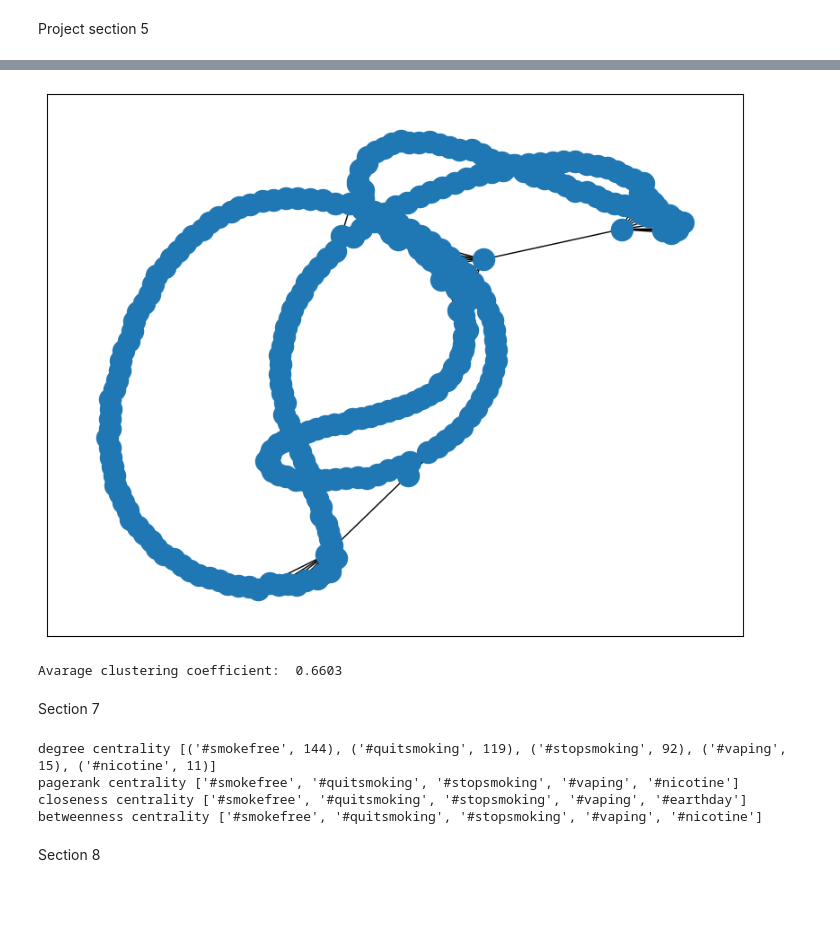
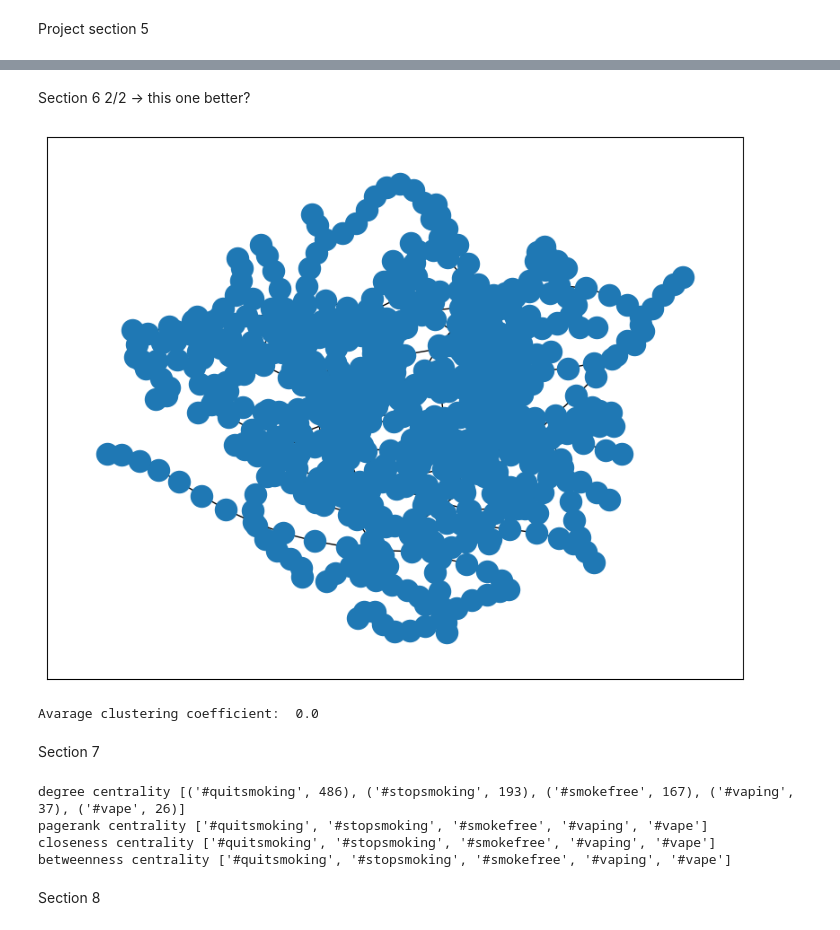
Before and after one commit to pahiz/sna-project, a Jupyter notebook: sosial_graph.ipynb, the cells around one changed output, grey strips where cells are left out. Drawn from its saved outputs; the diff is of its cells as text; code cells hidden in the pictures; blank space fills up the shorter version.

```diff
--- a/sosial_graph.ipynb
+++ b/sosial_graph.ipynb
@@ -12,7 +12,7 @@ def isNaN(num):
     return num != num
 # %%
 # read values from excel database
-xlsx_path = 'tweets_database.xlsx'
+xlsx_path = 'tweets_database_1500.xlsx'
 data = pd.read_excel(xlsx_path,
                   names=['HASHTAG', 'OTHER HASHTAGS', "Twitter ID", "tweet message", "retweet","location", "followers"])
 #data
@@ -129,14 +129,15 @@ Avarage clustering coefficient:  0.3384
+# %% [markdown]
+Section 6 2/2 -> this one better?
 # %%
-G_watts = nx.connected_watts_strogatz_graph(n=N, k=10, p=0.01)
-clustering_watts = nx.clustering(G_watts)
-clustering_watts_avg = sum(clustering_watts.values())/len(clustering_watts)
+G_watts = nx.watts_strogatz_graph(n=N, k=int(avg_deg), p=0.1)
+clustering_watts = nx.average_clustering(G_watts)
 figure(figsize=(10, 8), dpi=100)
 nx.draw_networkx(G_watts,with_labels =False)
 plt.show()
-print("Avarage clustering coefficient: ", round(clustering_watts_avg,4))
+print("Avarage clustering coefficient: ", round(clustering_watts,4))
 # %% [output]
-[figure, old version]
+[figure, new version]
-Avarage clustering coefficient:  0.6603
+Avarage clustering coefficient:  0.0
 # %% [markdown]
 Section 7
 # %%
@@ -158,10 +159,10 @@ print("betweenness centrality", sorted(betweenness_centralities, key=betweenness
 # top 5 Katz's centrality ***Hard to compute
 # nx.katz_centrality(G, max_iter=10000)
 # %% [output]
-degree centrality [('#smokefree', 144), ('#quitsmoking', 119), ('#stopsmoking', 92), ('#vaping', 15), ('#nicotine', 11)]
-pagerank centrality ['#smokefree', '#quitsmoking', '#stopsmoking', '#vaping', '#nicotine']
-closeness centrality ['#smokefree', '#quitsmoking', '#stopsmoking', '#vaping', '#earthday']
-betweenness centrality ['#smokefree', '#quitsmoking', '#stopsmoking', '#vaping', '#nicotine']
+degree centrality [('#quitsmoking', 486), ('#stopsmoking', 193), ('#smokefree', 167), ('#vaping', 37), ('#vape', 26)]
+pagerank centrality ['#quitsmoking', '#stopsmoking', '#smokefree', '#vaping', '#vape']
+closeness centrality ['#quitsmoking', '#stopsmoking', '#smokefree', '#vaping', '#vape']
+betweenness centrality ['#quitsmoking', '#stopsmoking', '#smokefree', '#vaping', '#vape']
 # %% [markdown]
 Section 8
 # %%
```
Also changed, not shown: parts of 10 cells of this notebook.
